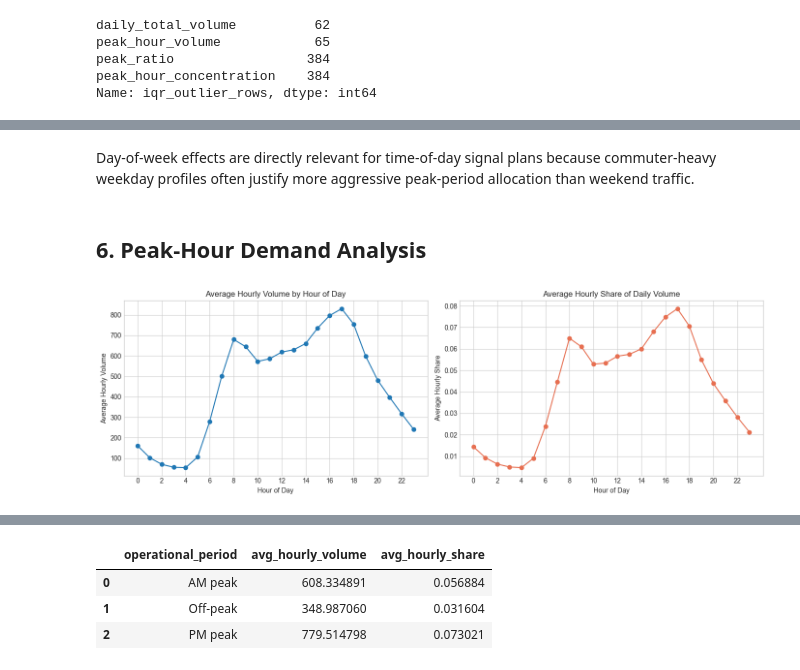
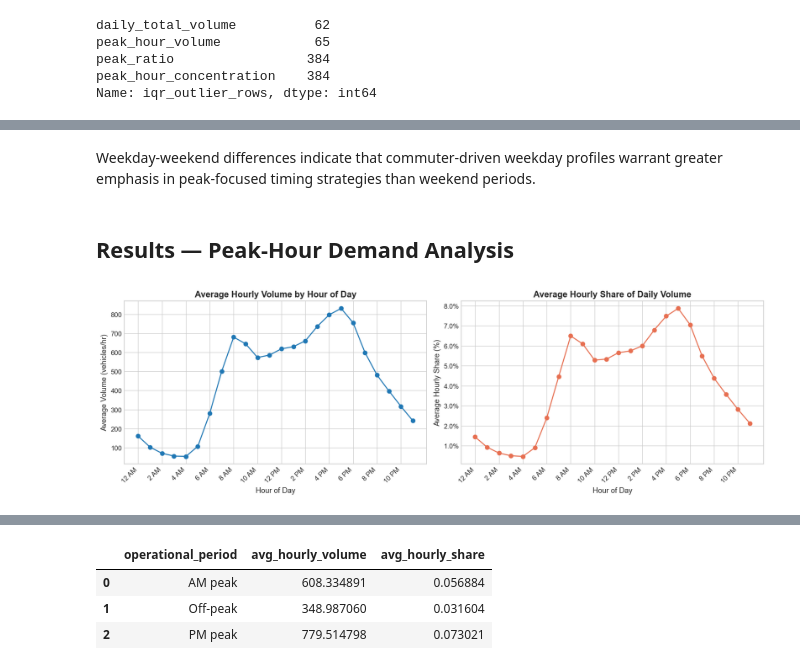
Before and after one commit to manavparikh19/unfc-capstone-traffic-forecasting, a Jupyter notebook: notebooks/03_eda_traffic_data.ipynb, the cells around one changed output, grey strips where cells are left out. Saved outputs shown, nothing was run; the diff lists cells and outputs as text; code cells hidden in the pictures.

```diff
--- a/notebooks/03_eda_traffic_data.ipynb
+++ b/notebooks/03_eda_traffic_data.ipynb
@@ -14,6 +20,7 @@ from pathlib import Path
 import numpy as np
 import pandas as pd
 import matplotlib.pyplot as plt
+import matplotlib.ticker as mticker
 
 pd.set_option("display.max_columns", None)
 plt.style.use("seaborn-v0_8-whitegrid")
@@ -41,6 +48,17 @@ print(f"Loaded daily dataset: {daily_path}")
 print(f"Loaded hourly dataset: {hourly_path}")
 print(f"daily_df.shape: {daily_df.shape[0]} rows x {daily_df.shape[1]} columns")
 print(f"hourly_df.shape: {hourly_df.shape[0]} rows x {hourly_df.shape[1]} columns")
+
+plt.style.use("seaborn-v0_8-whitegrid")
+plt.rcParams.update({
+    "figure.figsize": (12, 5),
+    "figure.dpi": 120,
+    "axes.titlesize": 14,
+    "axes.labelsize": 11,
+    "xtick.labelsize": 10,
+    "ytick.labelsize": 10,
+    "legend.fontsize": 10,
+})
 # %% [output]
 Loaded daily dataset: /Users/manavparikh/Documents/GitHub/unfc-capstone-traffic-forecasting/data/processed/modeling_dataset_2015_2019.csv
 Loaded hourly dataset: /Users/manavparikh/Documents/GitHub/unfc-capstone-traffic-forecasting/data/processed/traffic_signal_hourly_dataset_2015_2019.csv
@@ -223,32 +376,54 @@ plt.show()
 # %% [markdown]
-Day-of-week effects are directly relevant for time-of-day signal plans because commuter-heavy weekday profiles often justify more aggressive peak-period allocation than weekend traffic.
+Weekday-weekend differences indicate that commuter-driven weekday profiles warrant greater emphasis in peak-focused timing strategies than weekend periods.
 # %% [markdown]
-## 6. Peak-Hour Demand Analysis
+## Results — Peak-Hour Demand Analysis
 # %%
 hourly_profile = (
     hourly_df.dropna(subset=["hour_of_day", "hourly_volume"])
     .groupby("hour_of_day", as_index=False)
     .agg(
         avg_hourly_volume=("hourly_volume", "mean"),
         avg_hourly_share=("hourly_share_of_daily_volume", "mean"),
     )
 )
 
+# Convert share to percentage for readability
+hourly_profile["avg_hourly_share_pct"] = hourly_profile["avg_hourly_share"] * 100
+
+# Create human-readable time labels (12 AM, 2 AM, ..., 10 PM)
+hour_ticks = list(range(0, 24, 2))
+hour_labels = []
+for h in hour_ticks:
+    if h == 0:
+        hour_labels.append("12 AM")
+    elif h < 12:
+        hour_labels.append(f"{h} AM")
+    elif h == 12:
+        hour_labels.append("12 PM")
+    else:
+        hour_labels.append(f"{h - 12} PM")
+
 fig, axes = plt.subplots(1, 2, figsize=(14, 4.5))
 
 axes[0].plot(hourly_profile["hour_of_day"], hourly_profile["avg_hourly_volume"], marker="o")
-axes[0].set_title("Average Hourly Volume by Hour of Day")
+axes[0].set_title("Average Hourly Volume by Hour of Day", fontsize=13, fontweight="bold")
 axes[0].set_xlabel("Hour of Day")
-axes[0].set_ylabel("Average Hourly Volume")
-axes[0].set_xticks(range(0, 24, 2))
+axes[0].set_ylabel("Average Volume (vehicles/hr)")
+axes[0].set_xticks(hour_ticks)
+axes[0].set_xticklabels(hour_labels, rotation=45, ha="right")
 
-axes[1].plot(hourly_profile["hour_of_day"], hourly_profile["avg_hourly_share"], marker="o", color="#E76F51")
-axes[1].set_title("Average Hourly Share of Daily Volume")
+axes[1].plot(hourly_profile["hour_of_day"], hourly_profile["avg_hourly_share_pct"], marker="o", color="#E76F51")
+axes[1].set_title("Average Hourly Share of Daily Volume", fontsize=13, fontweight="bold")
 axes[1].set_xlabel("Hour of Day")
-axes[1].set_ylabel("Average Hourly Share")
-axes[1].set_xticks(range(0, 24, 2))
+axes[1].set_ylabel("Average Hourly Share (%)")
+axes[1].set_xticks(hour_ticks)
+axes[1].set_xticklabels(hour_labels, rotation=45, ha="right")
+axes[1].yaxis.set_major_formatter(plt.FuncFormatter(lambda x, _: f"{x:.1f}%"))
 
 plt.tight_layout()
+assets_dir = repo_root / "docs" / "assets"
+assets_dir.mkdir(parents=True, exist_ok=True)
+fig.savefig(assets_dir / "eda_hourly_peak_patterns.png", bbox_inches="tight", dpi=300)
 plt.show()
 # %% [output]
-[figure, old version]
+[figure, new version]
```
Also changed, not shown: parts of 30 cells of this notebook, 37 other files.
